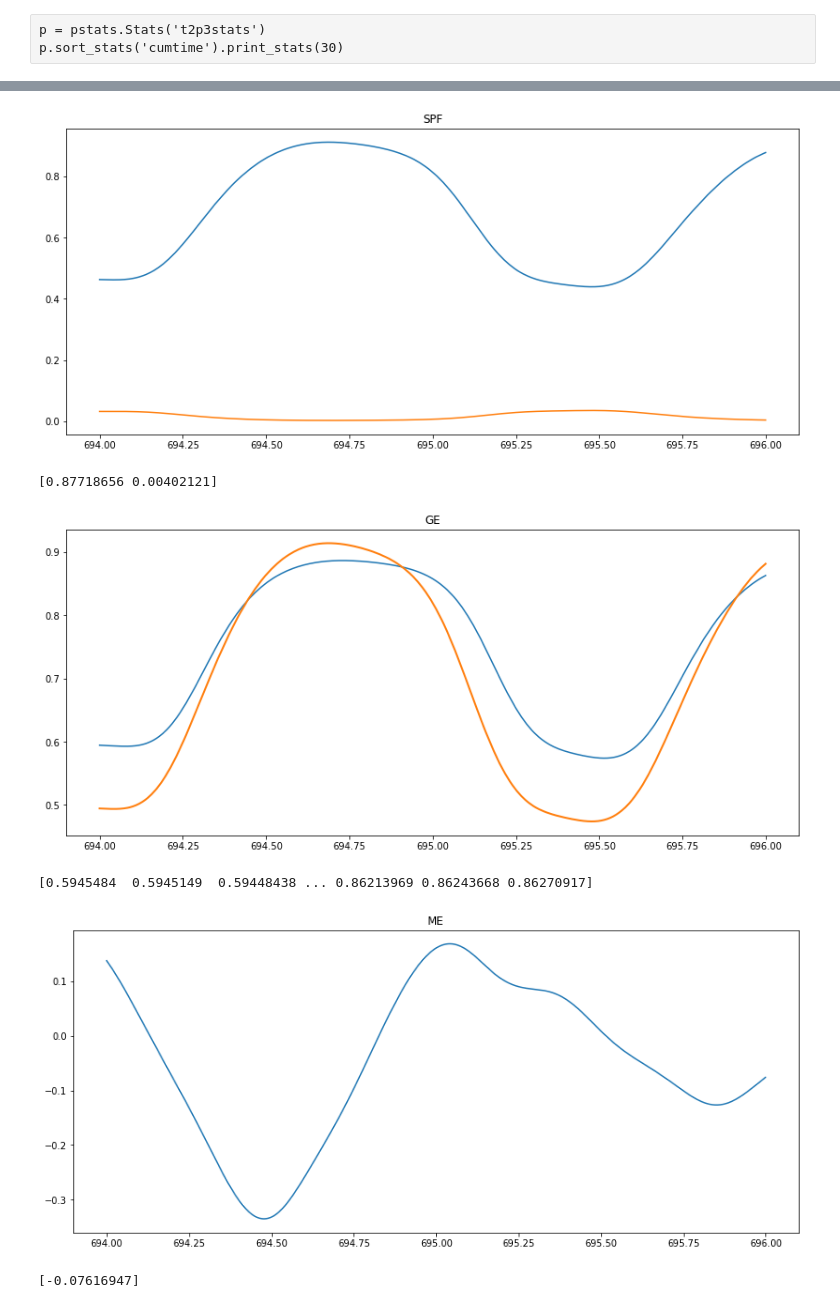
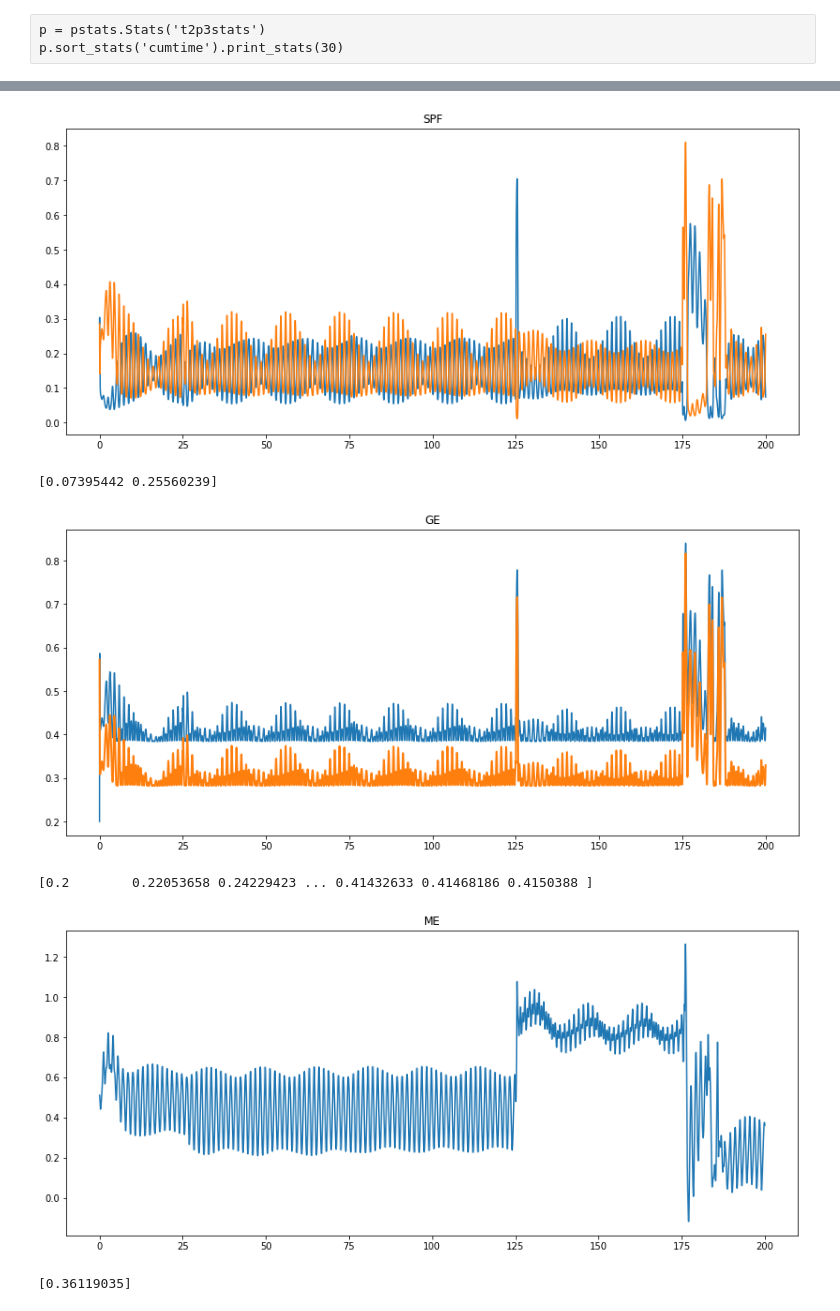
Before and after one commit to CNS-OIST/draculab, a Jupyter notebook: notebook/spinal/test2p4.ipynb, the cells around one changed output, grey strips where cells are left out. Saved outputs shown, nothing was run; the diff lists cells and outputs as text; code cells hidden in the pictures.

```diff
--- a/notebook/spinal/test2p4.ipynb
+++ b/notebook/spinal/test2p4.ipynb
@@ -49,7 +49,7 @@ def haar_matrix(dim):
 #  Configuration  #
 ##################
 N = 1 # size of each population
-t_pres = 150. # duration of each pattern presentation
+t_pres = 50. # duration of each pattern presentation
 M__P_type = 'identity' # type of M__P connections. See M__P_mats below
 M_type = "am2D" # "am_pm", "am", "am2D"
 SPF__M_syn_type = synapse_types.rga_ge # not much choice here
@@ -102,7 +102,7 @@ SPF1_params = {'type' : unit_types.out_norm_sig,
               'tau_mid': 0.2,  # 0.05
               'tau_slow' : 10., # 5
               'tau' : 0.05, #* randz(),
-              'des_out_w_abs_sum' : 1. }
+              'des_out_w_abs_sum' : 2. }
 SPF2_params = SPF1_params
 P_params = {'type' : unit_types.linear,
             'init_val' : 0.,
@@ -126,8 +126,8 @@ M_params = {'type' : M_syn_type,
             'n_ports' : 3,
             'omega' : 1.5*np.pi,
             'custom_inp_del' : 200,
-            'tau_fast': 0.005,
-            'tau_mid' : 0.05,
+            'tau_fast': 0.01,
+            'tau_mid' : 0.1,
             'tau_slow' : 1.,
             'delay' : 0.24,
             'A' : 1.,
@@ -219,7 +219,7 @@ SPF2__ME_conn = SPF1__ME_conn
 SPF1__MI_conn = SPF1__ME_conn
 SPF2__MI_conn = SPF1__ME_conn
 SPF1__ME_syn = {'type' : SPF__M_syn_type,
-                'lrate': 50.,
+                'lrate': 10.,
                 #'post_delay': del_steps,
                 'inp_ports': 0,
                 'max_w' : 2.,
@@ -316,7 +316,7 @@ if track_SPF__M_w:
     for idx in range(len(SPF1+SPF2)):
         net.units[SPF__M_track[idx]].set_function(SPF__M_fun(idx))
 # %%
-sim_time = 300.
+sim_time = 200.
 start_time = time.time()
 times, data, _  = net.flat_run(sim_time)
 print('Execution time is %s seconds' % (time.time() - start_time))
@@ -361,37 +360,37 @@ fs = (14,6)
 SPF_fig = plt.figure(figsize=fs)
 SPF_data = np.array(data[SPF1+SPF2])
 plt.plot(times, SPF_data.transpose())
 plt.title('SPF')
 plt.show()
 print(SPF_data[:,-1])
-4096*4
+
 # GE
 GE_fig = plt.figure(figsize=fs)
 GE_data = np.array(data[GE])
 plt.plot(times, GE_data[0])
 plt.plot(times, (1./N)*np.sum(SPF_data, axis=0), linewidth=2)
 plt.title('GE')
 plt.show()
 print(GE_data[-1])
 
 # M
 ME_fig = plt.figure(figsize=fs)
 ME_data = np.array(data[ME])
 plt.plot(times, ME_data.transpose())
 plt.title('ME')
 plt.show()
 print(ME_data[:,-1])
 
 MI_fig = plt.figure(figsize=fs)
 MI_data = np.array(data[MI])
 plt.plot(times, MI_data.transpose())
 plt.title('MI')
 plt.show()
 print(MI_data[:,-1])
 # %% [output]
-[figure, old version]
+[figure, new version]
-[0.87718656 0.00402121]
+[0.07395442 0.25560239]
-[figure, old version]
+[figure, new version]
-[0.5945484  0.5945149  0.59448438 ... 0.86213969 0.86243668 0.86270917]
+[0.2        0.22053658 0.24229423 ... 0.41432633 0.41468186 0.4150388 ]
-[figure, old version]
+[figure, new version]
-[-0.07616947]
+[0.36119035]
```
Also changed, not shown: parts of 9 cells of this notebook, 5 other files.
